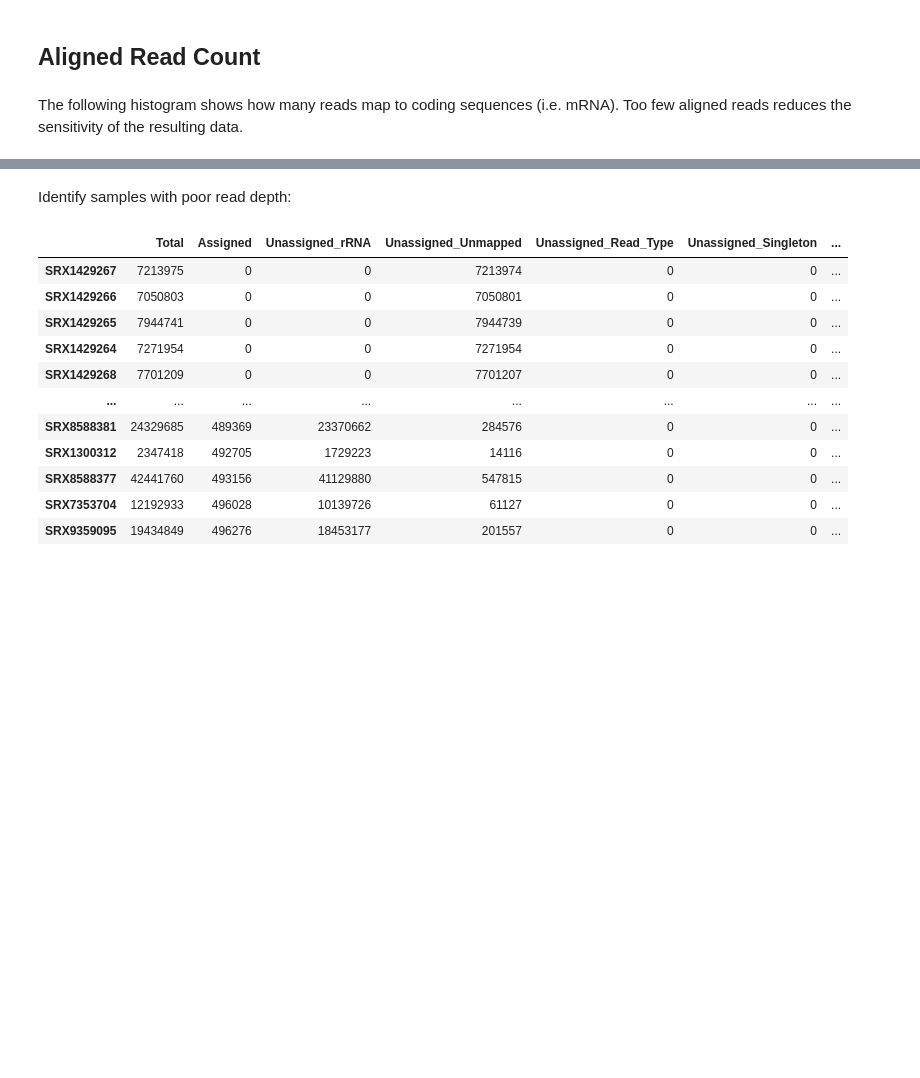
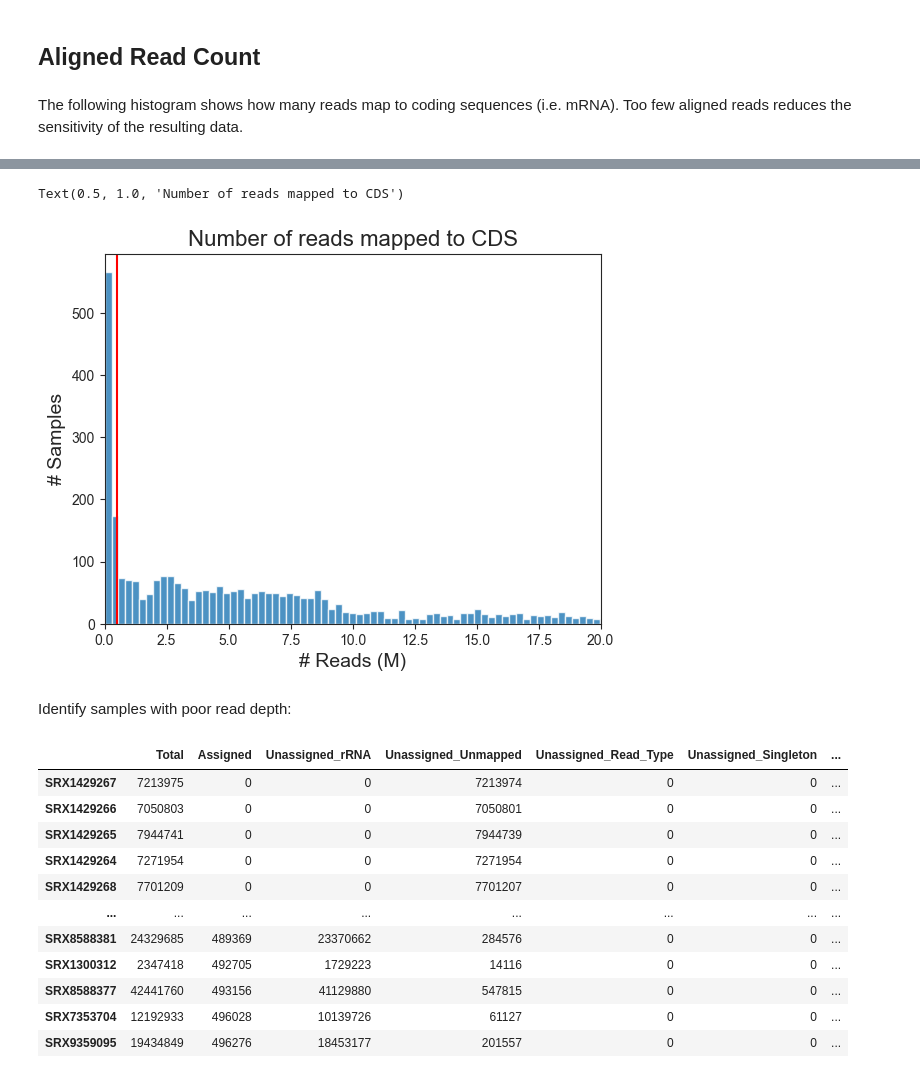
Before and after one commit to SBRG/precise1k, a Jupyter notebook: notebooks/k12_modulome/1a__QC_expression_part1.ipynb, the cells around one changed output, grey strips where cells are left out. Drawn from its saved outputs; the diff is of its cells as text; code cells hidden in the pictures; blank space fills up the shorter version.

```diff
--- a/notebooks/k12_modulome/1a__QC_expression_part1.ipynb
+++ b/notebooks/k12_modulome/1a__QC_expression_part1.ipynb
@@ -159,3 +159,16 @@ Text(0.5, 1.0, 'Number of reads mapped to CDS')
+# %%
+fig,ax = plt.subplots()
+ax.hist(DF_qc_stats['Assigned']/1e6,bins=300,alpha=0.8)
+ax.set_xlim(0, 20)
+ymin,ymax = ax.get_ylim()
+ax.vlines(min_mrna_reads/1e6,ymin,ymax,color='r')
+ax.set_ylim((ymin,ymax))
+ax.set_xlabel('# Reads (M)',fontsize=14)
+ax.set_ylabel('# Samples',fontsize=14)
+ax.set_title('Number of reads mapped to CDS',fontsize=16)
+# %% [output]
+Text(0.5, 1.0, 'Number of reads mapped to CDS')
+[figure, added]
 # %% [markdown]
 Identify samples with poor read depth:
 # %%
```
Also changed, not shown: parts of 2 cells of this notebook, 41 other files.
